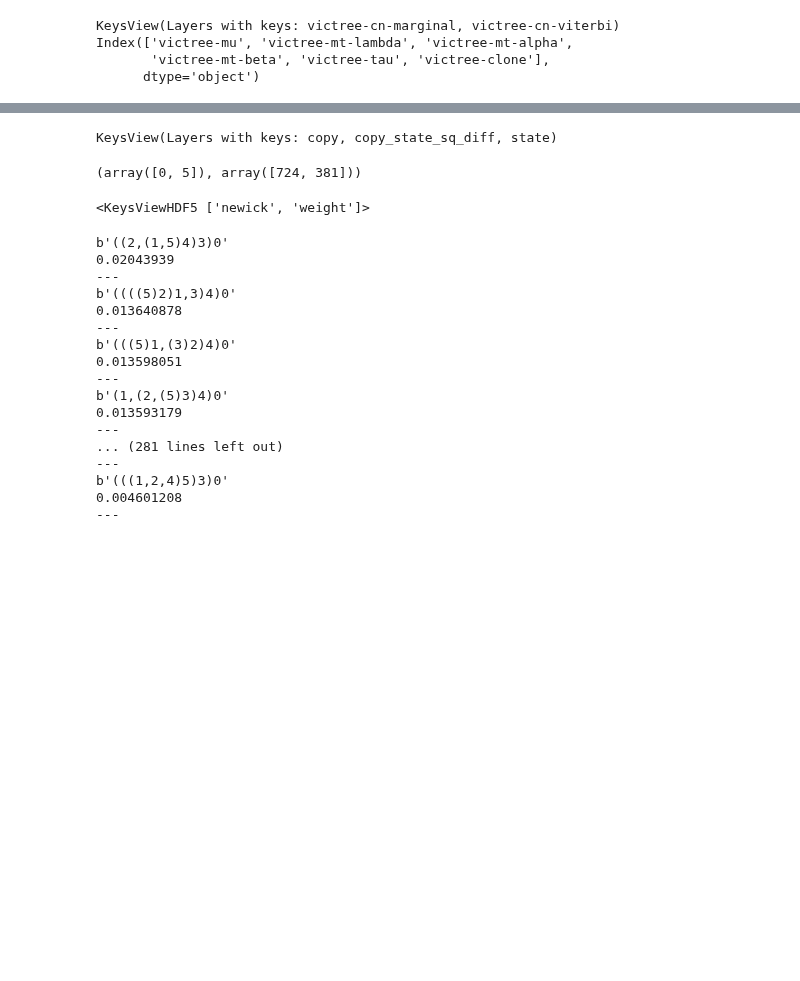
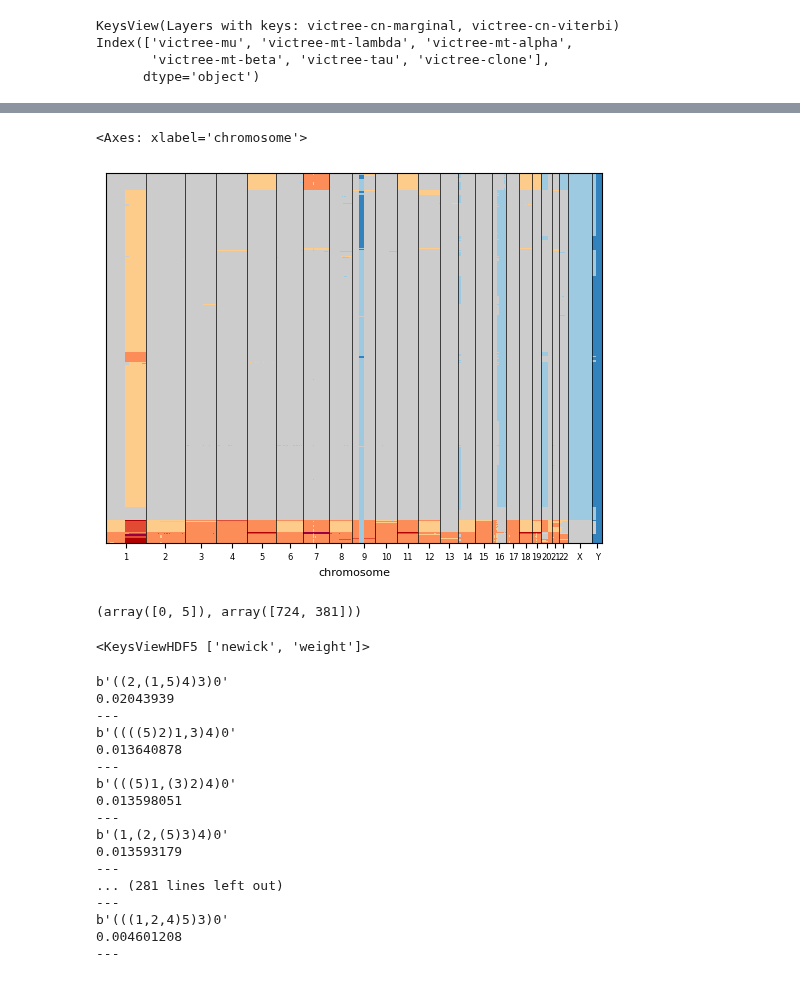
Before and after one commit to Lagergren-Lab/victree, a Jupyter notebook: src/experiments/cnplot_scgenome_fixed_tree.ipynb, the cells around one changed output, grey strips where cells are left out. Cells and saved outputs as stored; diff of their text form; code cells hidden in the pictures; blank space fills up the shorter version.

```diff
--- a/src/experiments/cnplot_scgenome_fixed_tree.ipynb
+++ b/src/experiments/cnplot_scgenome_fixed_tree.ipynb
@@ -118,8 +120,9 @@ pl.plot_cell_cn_matrix(adata, 'marginal', cell_order_fields=['clone'], max_cn=7)
 # %%
 # sort cells based on cluster assignment
-pl.plot_cell_cn_matrix(adata, 'state', cell_order_fields=['clone'], max_cn=7)['ax']
+pl.plot_cell_cn_matrix(adata, 'state', cell_order_fields=['clustering_order'], max_cn=7)['ax']
 # %% [output]
-KeysView(Layers with keys: copy, copy_state_sq_diff, state)
+<Axes: xlabel='chromosome'>
+[figure, added]
 # %%
 import numpy as np
 np.unique(top_z, return_counts=True)
```
Also changed, not shown: parts of 9 cells of this notebook, 3 other files.
